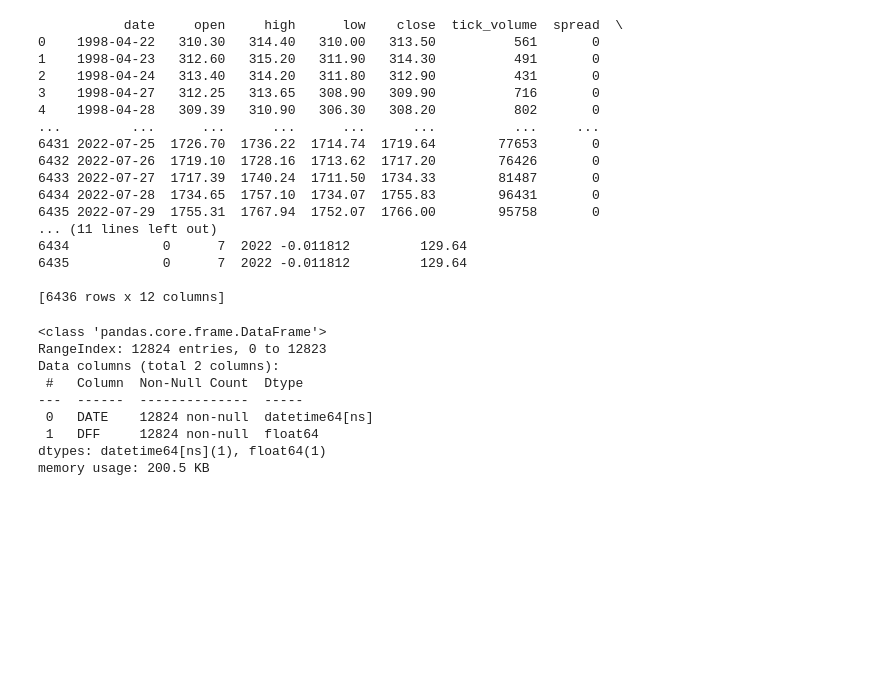
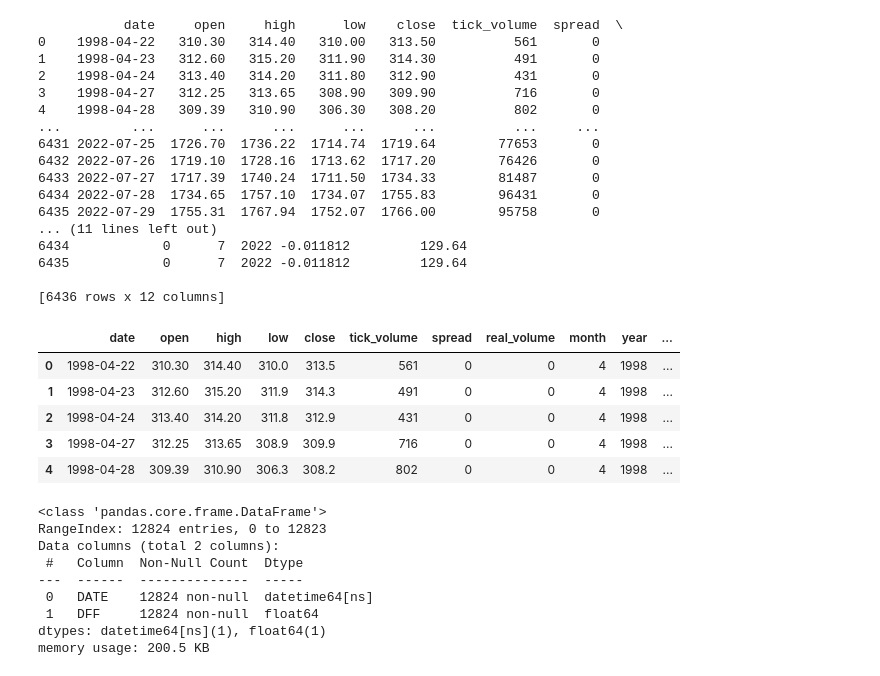
Before and after one commit to jaybfn/Gold_Price_Forecasting, a Jupyter notebook: df_compare.ipynb, the cells around one changed output. Saved outputs shown, nothing was run; the diff lists cells and outputs as text; code cells hidden in the pictures; blank space fills up the shorter version.

```diff
--- a/df_compare.ipynb
+++ b/df_compare.ipynb
@@ -260,6 +260,17 @@ See the caveats in the documentation: https://pandas.pydata.org/pandas-docs/stab
 6435            0      7  2022 -0.011812         129.64
 
 [6436 rows x 12 columns]
+# %%
+GOLD_EX['day'] = GOLD_EX['date'].dt.day
+# %%
+GOLD_EX.head()
+# %% [output]
+|  | date | open | high | low | close | tick_volume | spread | real_volume | month | year | ... |
+| 0 | 1998-04-22 | 310.30 | 314.40 | 310.0 | 313.5 | 561 | 0 | 0 | 4 | 1998 | ... |
+| 1 | 1998-04-23 | 312.60 | 315.20 | 311.9 | 314.3 | 491 | 0 | 0 | 4 | 1998 | ... |
+| 2 | 1998-04-24 | 313.40 | 314.20 | 311.8 | 312.9 | 431 | 0 | 0 | 4 | 1998 | ... |
+| 3 | 1998-04-27 | 312.25 | 313.65 | 308.9 | 309.9 | 716 | 0 | 0 | 4 | 1998 | ... |
+| 4 | 1998-04-28 | 309.39 | 310.90 | 306.3 | 308.2 | 802 | 0 | 0 | 4 | 1998 | ... |
 # %%
 INTEREST_RATES = pd.read_csv('data/macro_data/interestrates.csv',parse_dates=['DATE'])
 # %%
```
Also changed, not shown: parts of 4 cells of this notebook.
